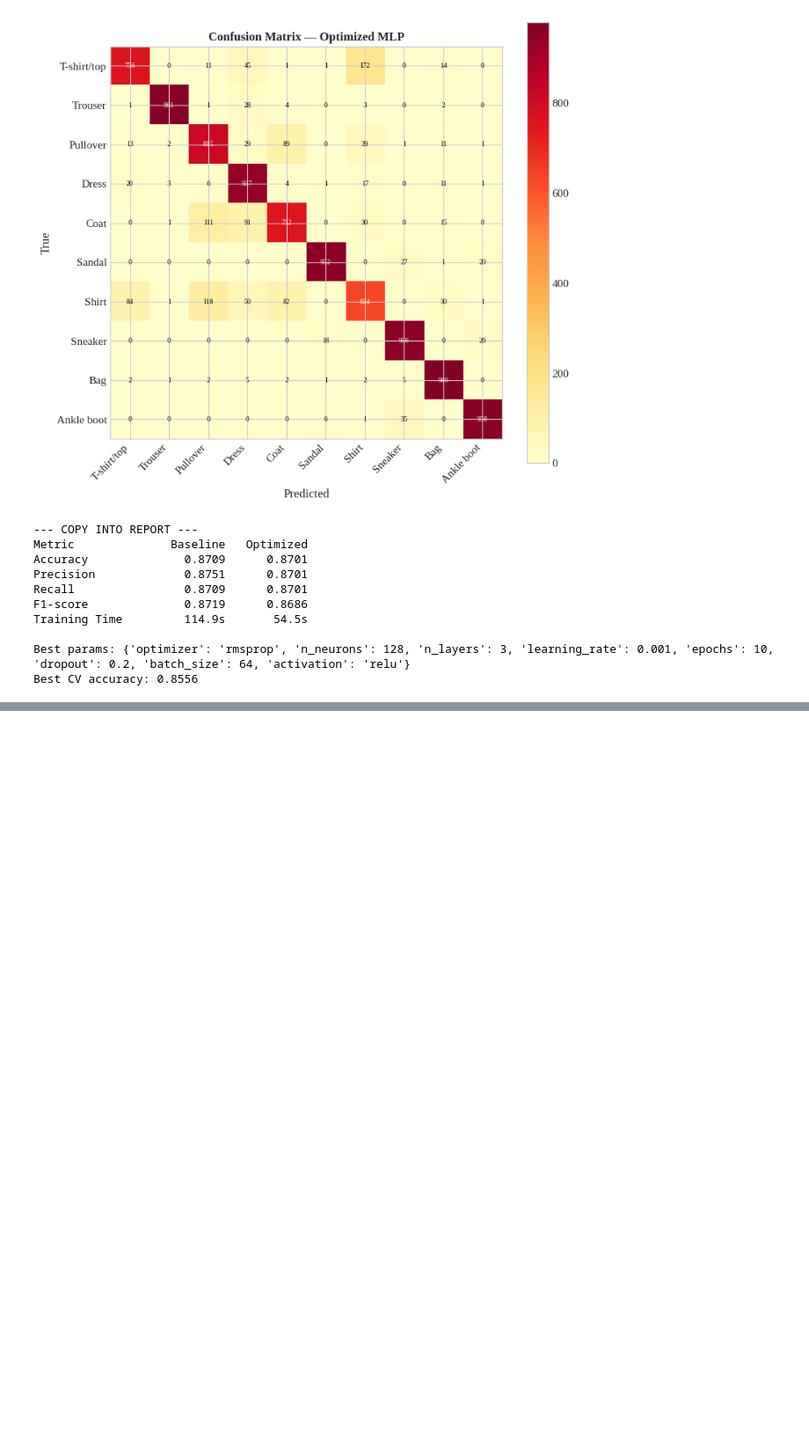
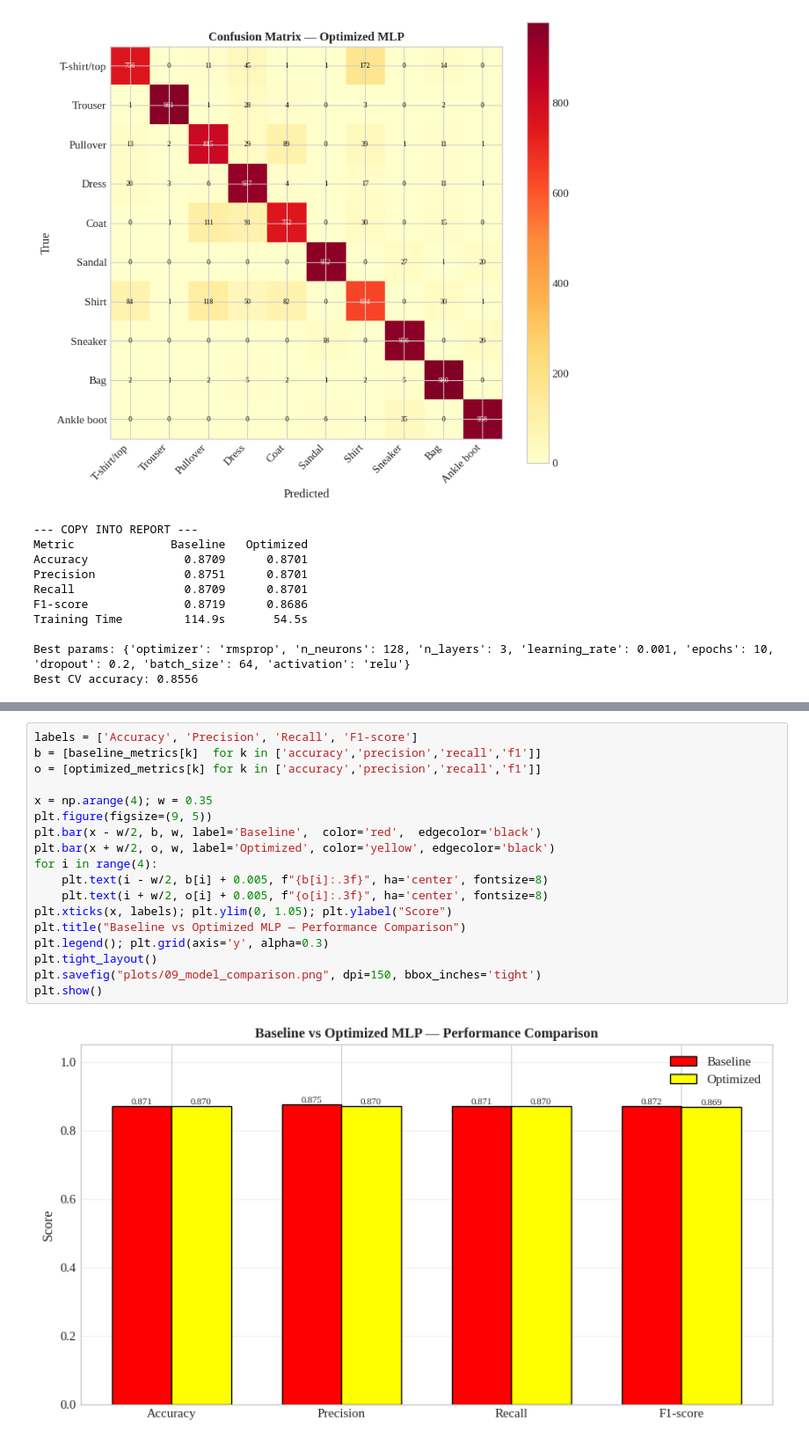
Before and after one commit to nzoopxw/deep-learning-lab-sem5, a Jupyter notebook: dl_lab_02.ipynb, the cells around one changed output, grey strips where cells are left out. Shown at 88% size. Drawn from its saved outputs; the diff is of its cells as text; blank space fills up the shorter version.

```diff
--- a/dl_lab_02.ipynb
+++ b/dl_lab_02.ipynb
@@ -457,0 +521,20 @@ Best CV accuracy: 0.8556
+# %%
+labels = ['Accuracy', 'Precision', 'Recall', 'F1-score']
+b = [baseline_metrics[k]  for k in ['accuracy','precision','recall','f1']]
+o = [optimized_metrics[k] for k in ['accuracy','precision','recall','f1']]
+
+x = np.arange(4); w = 0.35
+plt.figure(figsize=(9, 5))
+plt.bar(x - w/2, b, w, label='Baseline',  color='red',  edgecolor='black')
+plt.bar(x + w/2, o, w, label='Optimized', color='yellow', edgecolor='black')
+for i in range(4):
+    plt.text(i - w/2, b[i] + 0.005, f"{b[i]:.3f}", ha='center', fontsize=8)
+    plt.text(i + w/2, o[i] + 0.005, f"{o[i]:.3f}", ha='center', fontsize=8)
+plt.xticks(x, labels); plt.ylim(0, 1.05); plt.ylabel("Score")
+plt.title("Baseline vs Optimized MLP — Performance Comparison")
+plt.legend(); plt.grid(axis='y', alpha=0.3)
+plt.tight_layout()
+plt.savefig("plots/09_model_comparison.png", dpi=150, bbox_inches='tight')
+plt.show()
+# %% [output]
+[figure, added]
```
Also changed, not shown: parts of 2 cells of this notebook.
